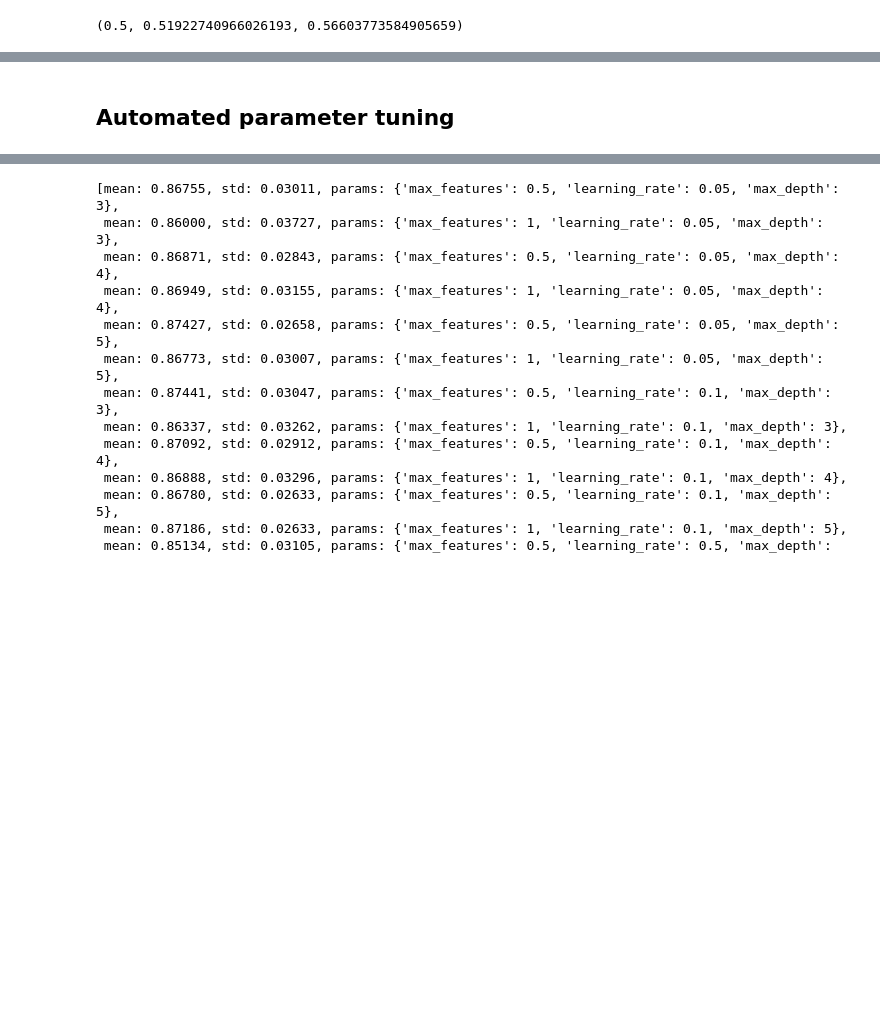
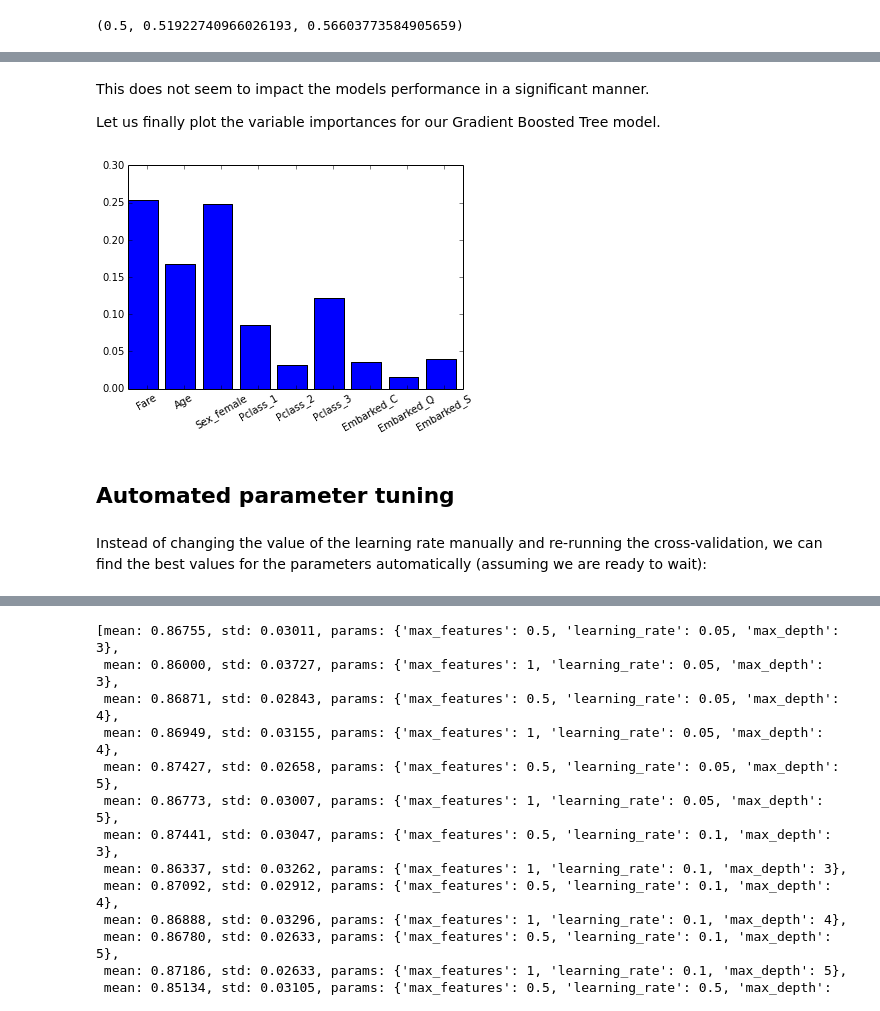
Before and after one commit to ogrisel/parallel_ml_tutorial, a Jupyter notebook: solutions/01 - An Introduction to Predictive Modeling in Python.ipynb, the cells around one changed output, grey strips where cells are left out. Drawn from its saved outputs; the diff is of its cells as text; code cells hidden in the pictures; blank space fills up the shorter version.

```diff
--- a/solutions/01 - An Introduction to Predictive Modeling in Python.ipynb
+++ b/solutions/01 - An Introduction to Predictive Modeling in Python.ipynb
@@ -474,5 +600,21 @@ Wall time: 521 ms
+# %% [markdown]
+This does not seem to impact the models performance in a significant manner.
+
+Let us finally plot the variable importances for our Gradient Boosted Tree model.
+# %%
+gb_new = GradientBoostingClassifier(n_estimators=100, learning_rate=0.1,
+                                    subsample=.8, max_features=.5)
+gb_new.fit(features, target)
+feature_names = features.columns.values
+x = np.arange(len(feature_names))
+plt.bar(x, gb_new.feature_importances_)
+_ = plt.xticks(x + 0.5, feature_names, rotation=30)
+# %% [output]
+[figure, added]
 # %% [markdown]
 ## Automated parameter tuning
+# %% [markdown]
+Instead of changing the value of the learning rate manually and re-running the cross-validation, we can find the best values for the parameters automatically (assuming we are ready to wait):
 # %%
 %%time
 
```
Also changed, not shown: parts of 42 cells of this notebook.
